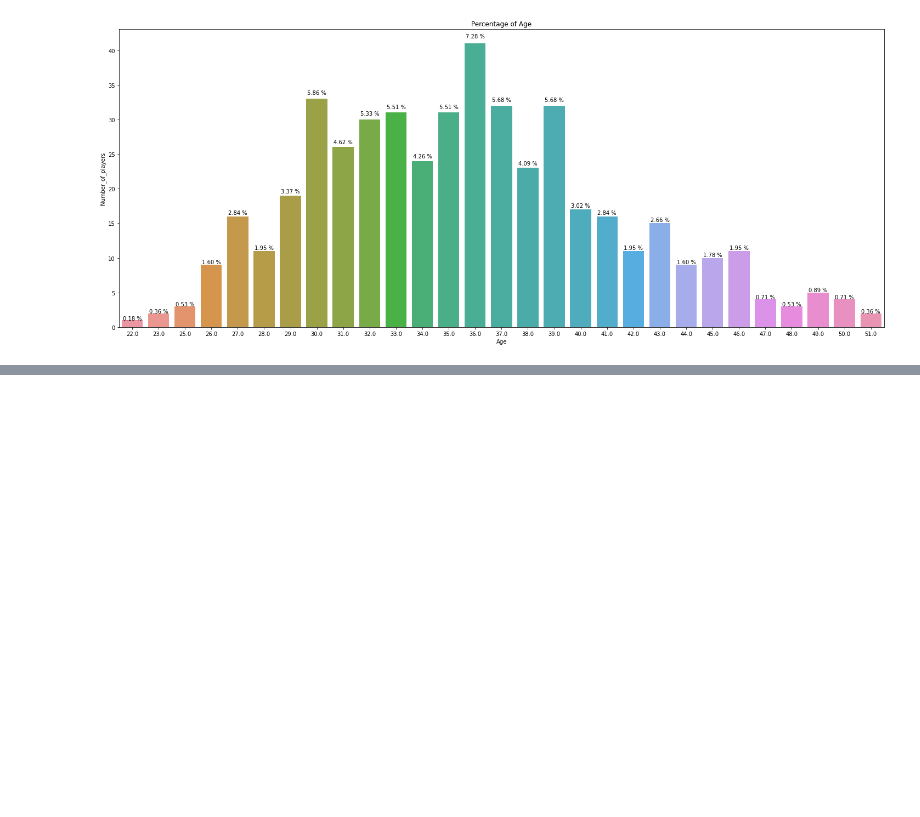
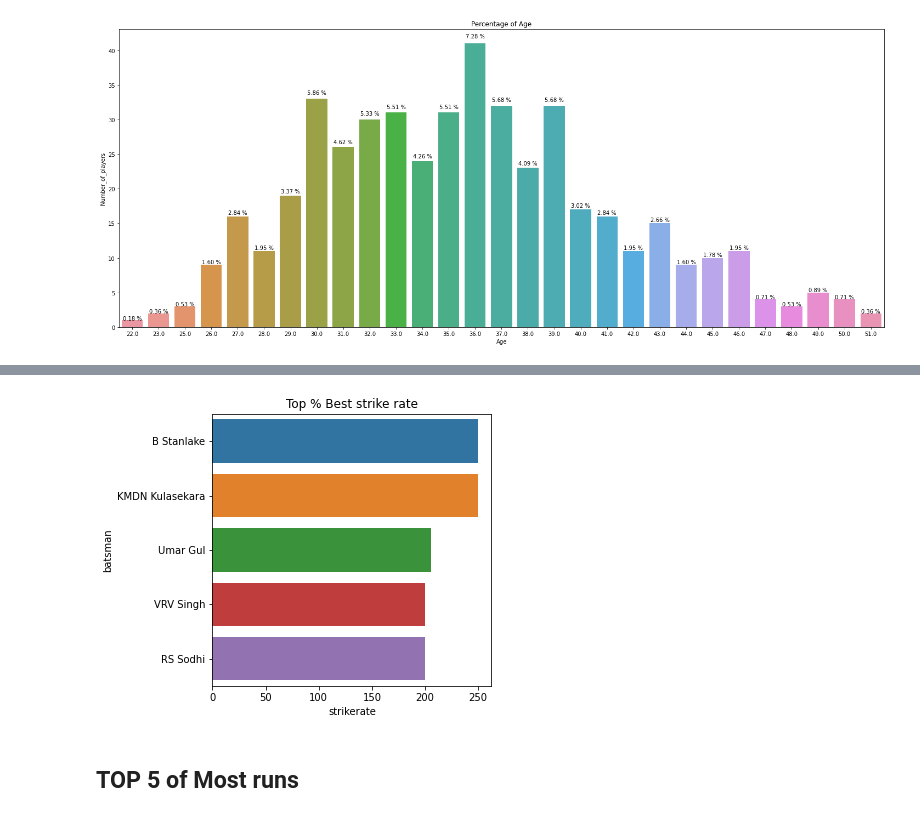
Before and after one commit to Abhijit-Bhat/Data-analysis-using-python, a Jupyter notebook: Copy_of_IPL_T20_Cricket_Analysis_Capstone_Project.ipynb, the cells around one changed output, grey strips where cells are left out. Drawn from its saved outputs; the diff is of its cells as text; code cells hidden in the pictures; blank space fills up the shorter version.

```diff
--- a/Copy_of_IPL_T20_Cricket_Analysis_Capstone_Project.ipynb
+++ b/Copy_of_IPL_T20_Cricket_Analysis_Capstone_Project.ipynb
@@ -290,2 +17,10 @@ player_df.drop(columns=['bowling_team','batting_team_x','batting_team_y'],inplac
+# %%
+working_dir_path = '/content/drive/MyDrive/Colab Notebooks/IPL Data/'
+df1 = pd.DataFrame(pd.read_excel((working_dir_path + 'Copy of Players.xlsx')))
+df2 = pd.DataFrame(pd.read_csv((working_dir_path + 'Copy of deliveries.csv')))
+df3 = pd.DataFrame(pd.read_csv((working_dir_path + 'Copy of most_runs_average_strikerate.csv')))
+df4 = pd.DataFrame(pd.read_csv((working_dir_path + 'Copy of teamwise_home_and_away.csv')))
+df5 = pd.DataFrame(pd.read_csv((working_dir_path + 'Copy of matches.csv')))
+df6 = pd.DataFrame(pd.read_csv((working_dir_path + 'Copy of teams.csv')))
 # %% [markdown]
 ## RELATION OF PLAYERS AND COUNTRIES
@@ -454,0 +265,5 @@ for p in ax.patches:
+# %%
+df3_best_strike_ratee = df3.sort_values(by=['strikerate'],ascending=False)
+# %%
+top_5_df3_best_strike_ratee = df3_best_strike_ratee.head()
+top_5_df3_best_strike_ratee
@@ -454,0 +277,8 @@ for p in ax.patches:
+# %%
+plt.figure(figsize=(5,5)) # setting size of plot
+plt.title('Top % Best strike rate')
+ax = sns.barplot(x="strikerate", y='batsman', data = top_5_df3_best_strike_ratee)
+# %% [output]
+[figure, added]
+# %% [markdown]
+## TOP 5 of Most runs
```
Also changed, not shown: parts of 95 cells of this notebook.
